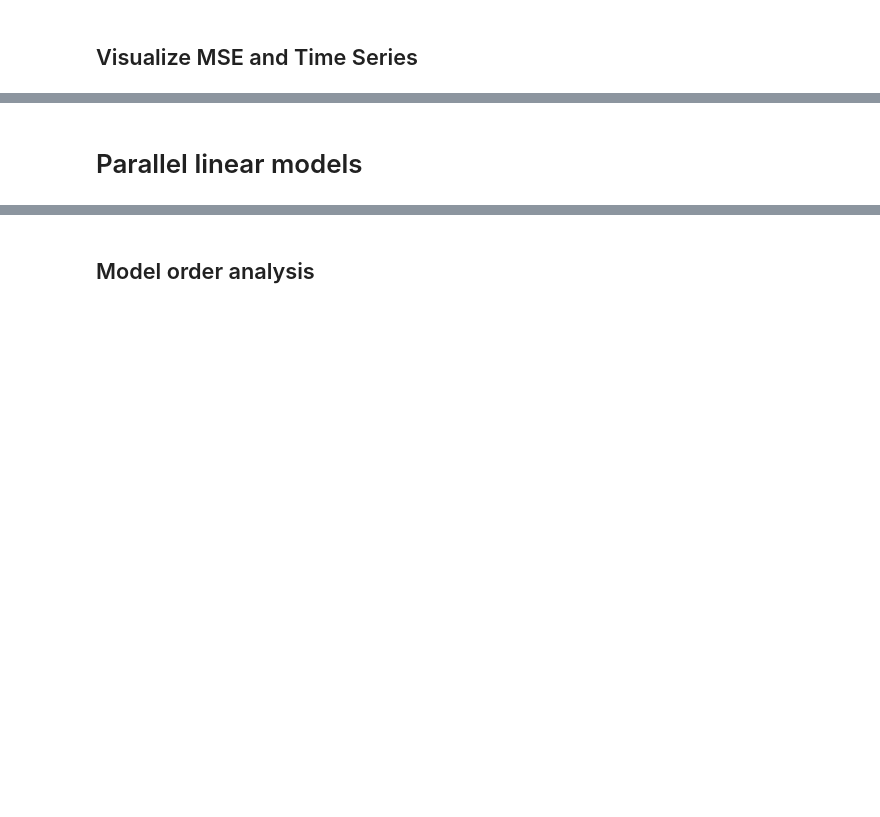
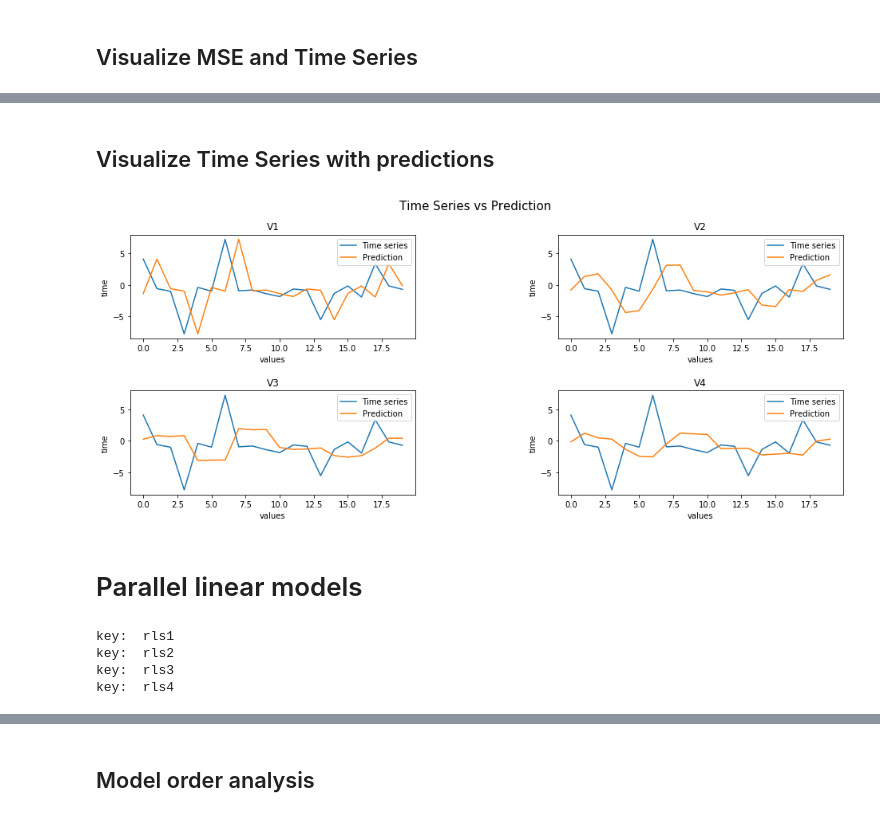
Before and after one commit to joangerard/time-series-predictor, a Jupyter notebook: src/consumer.ipynb, the cells around one changed output, grey strips where cells are left out. Drawn from its saved outputs; the diff is of its cells as text; code cells hidden in the pictures; blank space fills up the shorter version.

```diff
--- a/src/consumer.ipynb
+++ b/src/consumer.ipynb
@@ -274,3 +320,9 @@ plot_time_series(range_view_start, range_view_end, ys)
+# %% [markdown]
+## Visualize Time Series with predictions
+# %%
+plot_time_series_prediction(range_view_start, range_view_end, keys, ys, y_hat)
+# %% [output]
+[figure, added]
 # %% [markdown]
 # Parallel linear models
 # %%
@@ -434,5 +491,10 @@ ssc.start()
 # %%
 ssc.stop(stopSparkContext=False,stopGraceFully=False)
 # %%
-(keys, mses, ys) = get_data_from_file(partitions=[0,1], prefix='test-linear-models')
+(keys, mses, ys, y_hat) = get_data_from_file(partitions=[0,1], prefix='test-linear-models')
+# %% [output]
+key:  rls1
+key:  rls2
+key:  rls3
+key:  rls4
 # %%
```
Also changed, not shown: parts of 15 cells of this notebook.
